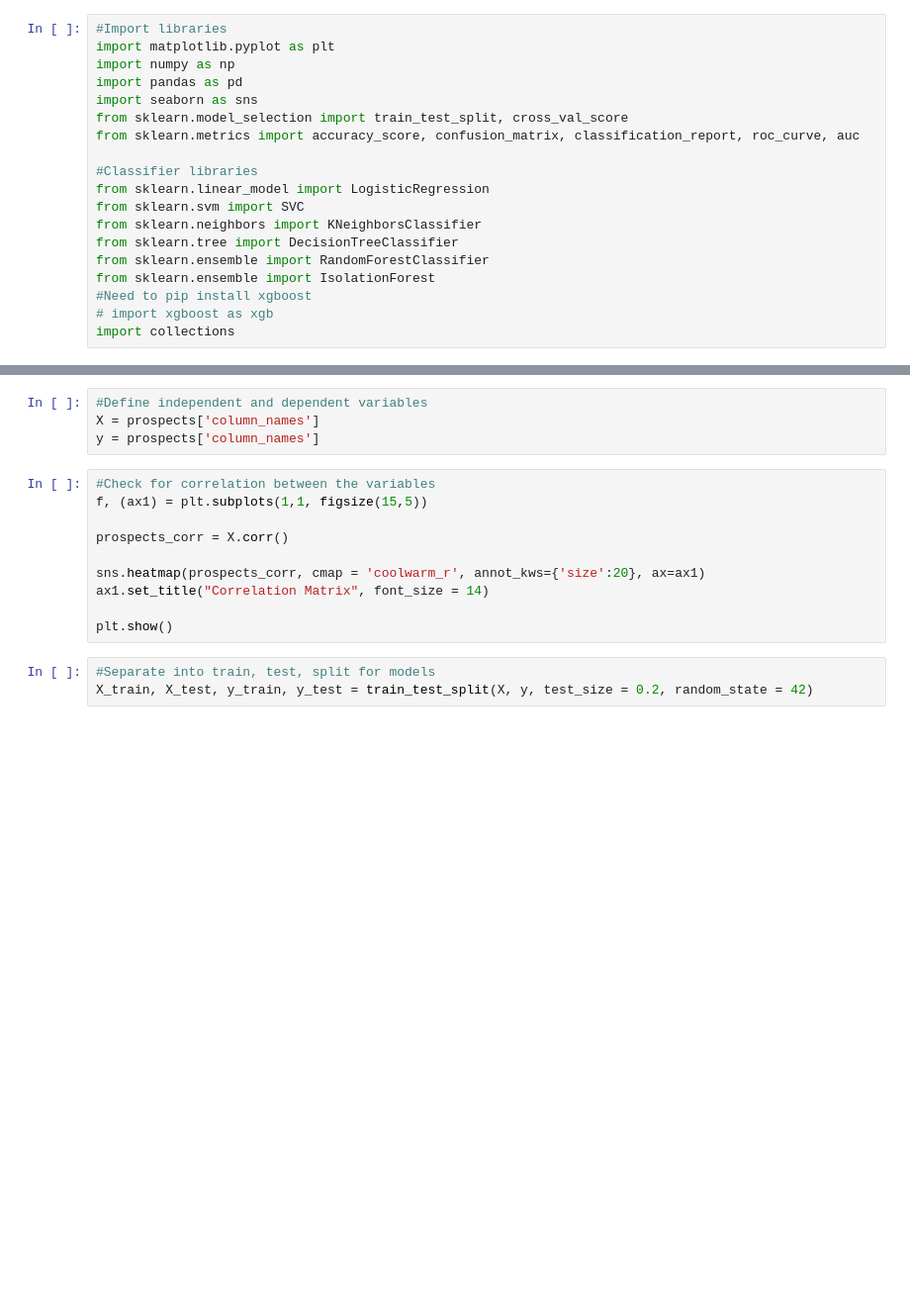
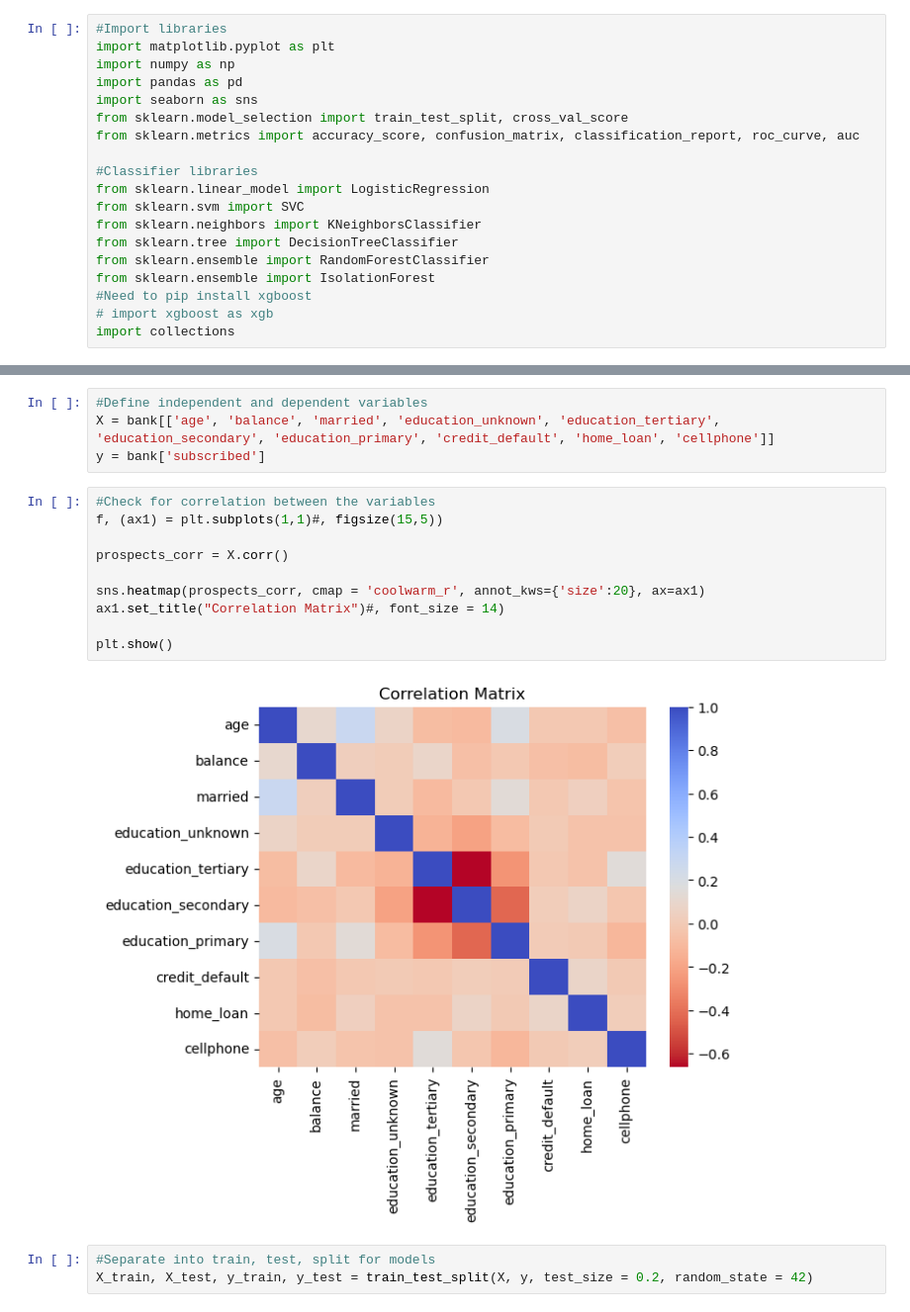
Before and after one commit to valenciachelsea/logreg, a Jupyter notebook: portfolio_logreg.ipynb, the cells around one changed output, grey strips where cells are left out. Shown at 99% size. Cells and saved outputs as stored; diff of their text form; blank space fills up the shorter version.

```diff
--- a/portfolio_logreg.ipynb
+++ b/portfolio_logreg.ipynb
@@ -70,17 +81,19 @@ plt.show
 # %%
 #Define independent and dependent variables
-X = prospects['column_names']
-y = prospects['column_names']
+X = bank[['age', 'balance', 'married', 'education_unknown', 'education_tertiary', 'education_secondary', 'education_primary', 'credit_default', 'home_loan', 'cellphone']]
+y = bank['subscribed']
 # %%
 #Check for correlation between the variables
-f, (ax1) = plt.subplots(1,1, figsize(15,5))
+f, (ax1) = plt.subplots(1,1)#, figsize(15,5))
 
 prospects_corr = X.corr()
 
 sns.heatmap(prospects_corr, cmap = 'coolwarm_r', annot_kws={'size':20}, ax=ax1)
-ax1.set_title("Correlation Matrix", font_size = 14)
+ax1.set_title("Correlation Matrix")#, font_size = 14)
 
 plt.show()
+# %% [output]
+[figure, added]
 # %%
 #Separate into train, test, split for models
 X_train, X_test, y_train, y_test = train_test_split(X, y, test_size = 0.2, random_state = 42)
```
Also changed, not shown: parts of 15 cells of this notebook.
